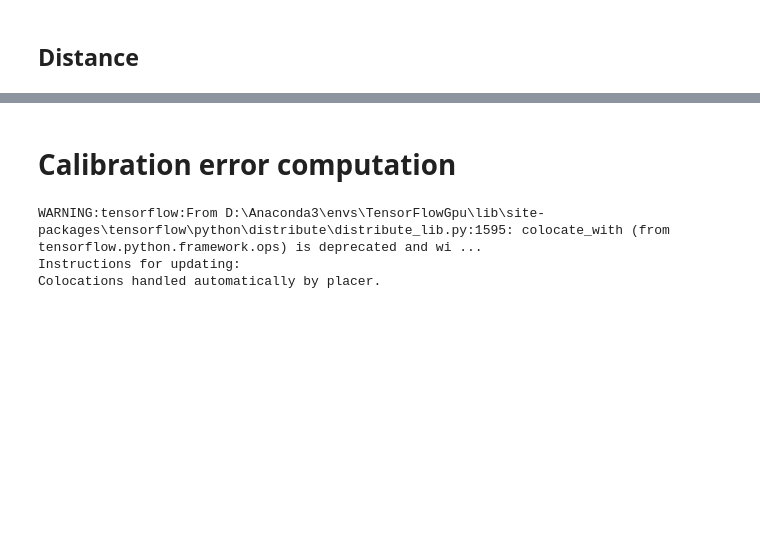
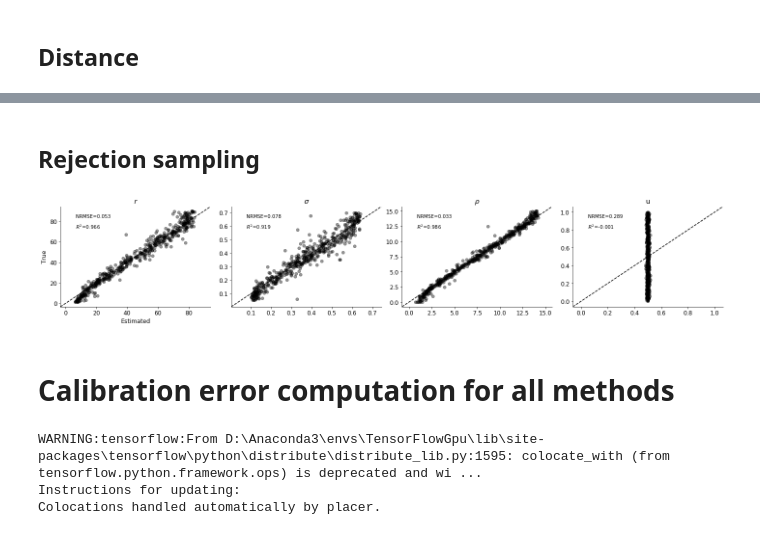
Before and after one commit to stefanradev93/cINN, a Jupyter notebook: Ricker_Comparison.ipynb, the cells around one changed output, grey strips where cells are left out. Drawn from its saved outputs; the diff is of its cells as text; code cells hidden in the pictures; blank space fills up the shorter version.

```diff
--- a/Ricker_Comparison.ipynb
+++ b/Ricker_Comparison.ipynb
@@ -592,0 +654,2 @@ plot_true_est_posterior_samples(theta_abc, theta_test[0:1], param_names, figsize
+# %%
+X_test, theta_test = load_test_ricker()
@@ -592,0 +685,28 @@ plot_true_est_posterior_samples(theta_abc, theta_test[0:1], param_names, figsize
+# %%
+# Summarize sumstats
+X_test_sum = model(X_test)[0].numpy()
+# %% [markdown]
+## Rejection sampling
+# %%
+def abc_reject(X_ref, theta_ref, X_test, n_samples=2000):
+    """
+    Performs rejection sampling given ref table and X_test.
+    eps = n_samples / n_sim
+    """
+
+    # Standardize ref and test
+    X_ref_mean = X_ref.mean(0)
+    X_ref_std = X_ref.std(0, ddof=1)
+    X_ref = (X_ref - X_ref_mean) / X_ref_std
+    X_test = (X_test - X_ref_mean) / X_ref_std
+
+    samples = []
+
+    for i in range(X_test.shape[0]):
+
+        # Compute distance, sort and get closest samples
+        samples_i = np.argsort(np.linalg.norm(X_ref - X_test[i], axis=1))[:n_samples]
+        samples.append(np.take(theta_ref, samples_i, axis=0))
+    return np.stack(samples, axis=1)
+# %%
+theta_approx_samples = abc_reject(X_train_ricker, theta_train_ricker, X_test_sum)
@@ -593,5 +715,10 @@ plot_true_est_posterior_samples(theta_abc, theta_test[0:1], param_names, figsize
+# %%
+plot_true_est_scatter(None, None, theta_test, n_samples_posterior,
+                      param_names, theta_approx_means=theta_approx_samples.mean(0))
+# %% [output]
+[figure, added]
 # %% [markdown]
-# Calibration error computation
+# Calibration error computation for all methods
 # %%
 X_test, theta_test = load_test_ricker()
 # %%
```
Also changed, not shown: parts of 18 cells of this notebook, 1 other file.
